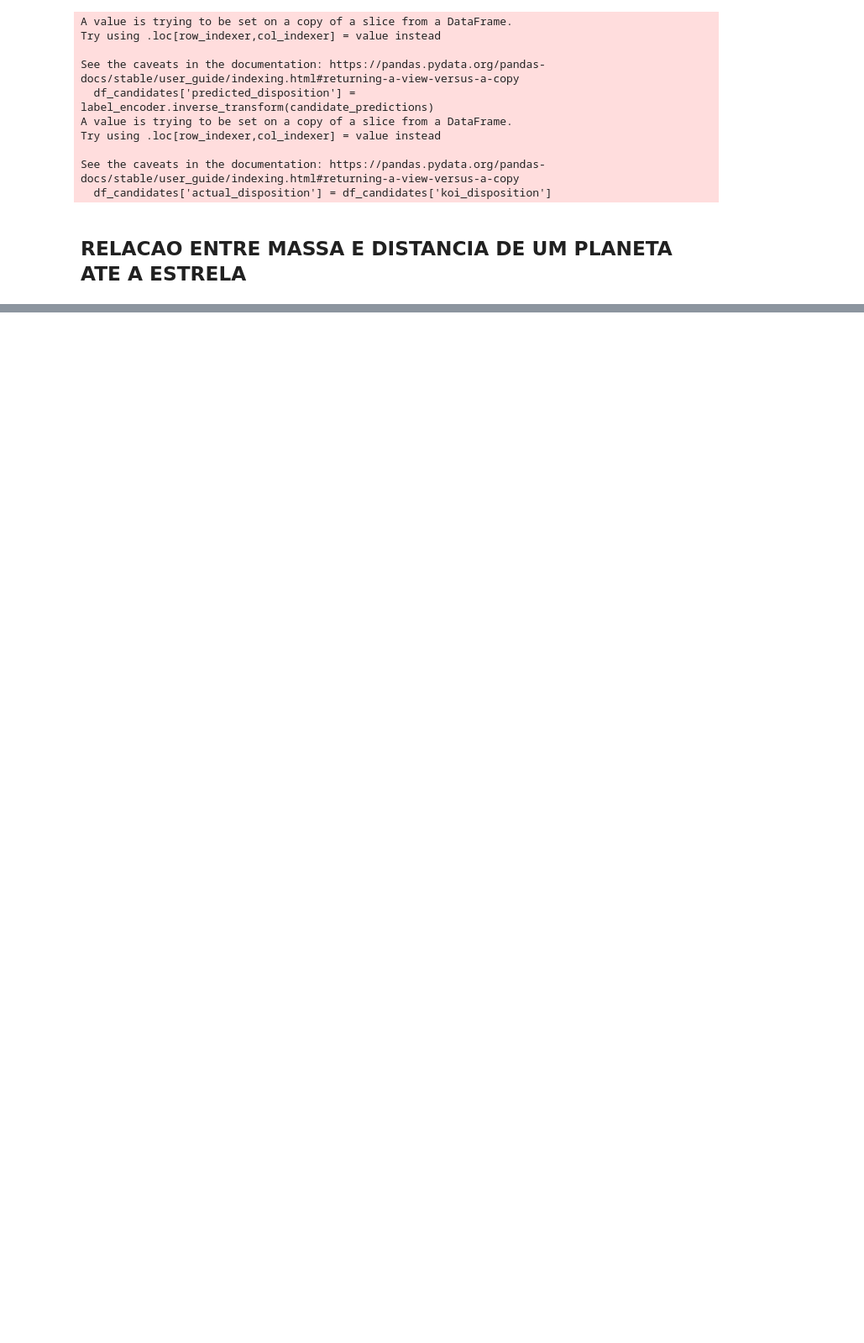
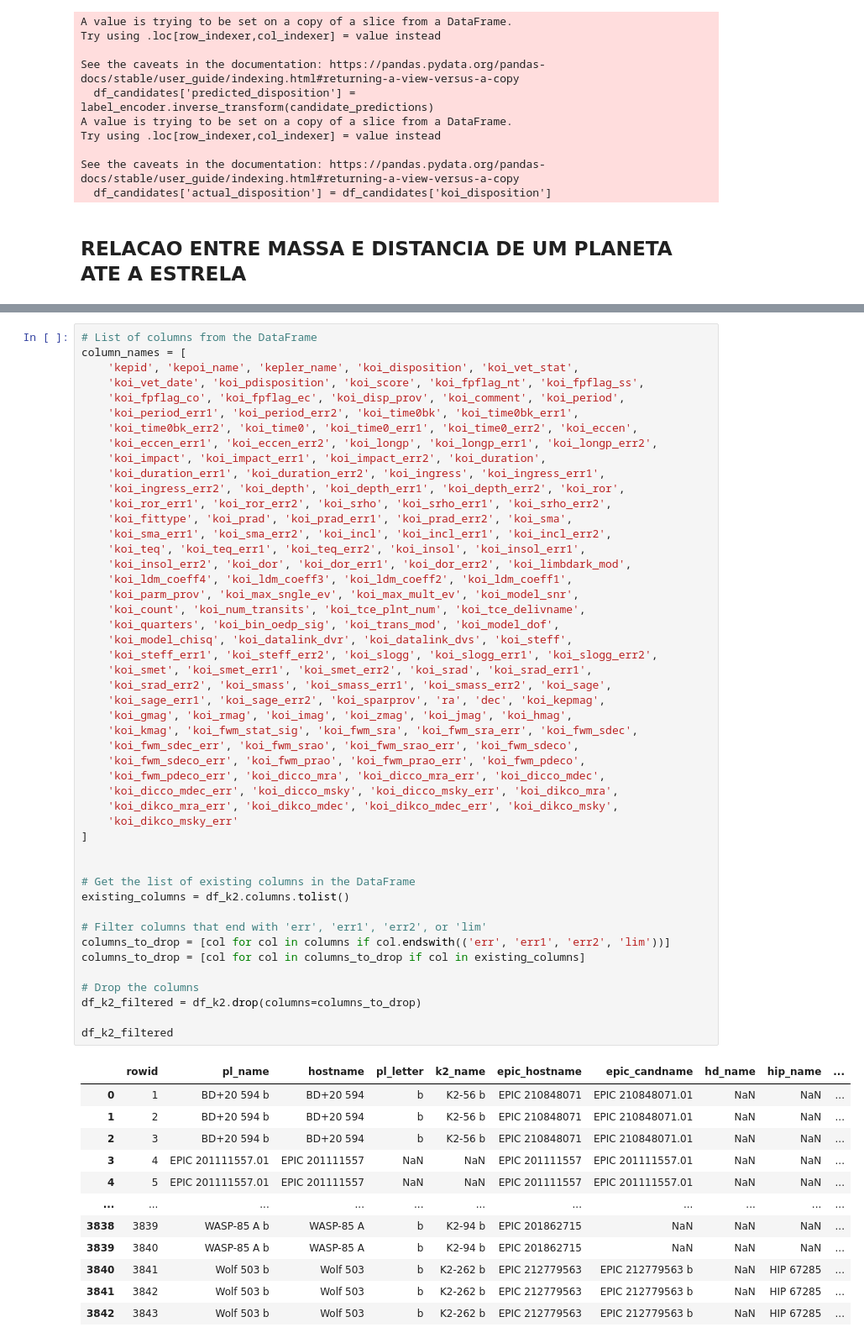
Before and after one commit to albertoseleto/exoplanets-classifier, a Jupyter notebook: thesis.ipynb, the cells around one changed output, grey strips where cells are left out. Shown at 84% size. Saved outputs shown, nothing was run; the diff lists cells and outputs as text; blank space fills up the shorter version.

```diff
--- a/thesis.ipynb
+++ b/thesis.ipynb
@@ -1106,0 +1174,61 @@ See the caveats in the documentation: https://pandas.pydata.org/pandas-docs/stab
+# %%
+# List of columns from the DataFrame
+column_names = [
+    'kepid', 'kepoi_name', 'kepler_name', 'koi_disposition', 'koi_vet_stat',
+    'koi_vet_date', 'koi_pdisposition', 'koi_score', 'koi_fpflag_nt', 'koi_fpflag_ss',
+    'koi_fpflag_co', 'koi_fpflag_ec', 'koi_disp_prov', 'koi_comment', 'koi_period',
+    'koi_period_err1', 'koi_period_err2', 'koi_time0bk', 'koi_time0bk_err1',
+    'koi_time0bk_err2', 'koi_time0', 'koi_time0_err1', 'koi_time0_err2', 'koi_eccen',
+    'koi_eccen_err1', 'koi_eccen_err2', 'koi_longp', 'koi_longp_err1', 'koi_longp_err2',
+    'koi_impact', 'koi_impact_err1', 'koi_impact_err2', 'koi_duration',
+    'koi_duration_err1', 'koi_duration_err2', 'koi_ingress', 'koi_ingress_err1',
+    'koi_ingress_err2', 'koi_depth', 'koi_depth_err1', 'koi_depth_err2', 'koi_ror',
+    'koi_ror_err1', 'koi_ror_err2', 'koi_srho', 'koi_srho_err1', 'koi_srho_err2',
+    'koi_fittype', 'koi_prad', 'koi_prad_err1', 'koi_prad_err2', 'koi_sma',
+    'koi_sma_err1', 'koi_sma_err2', 'koi_incl', 'koi_incl_err1', 'koi_incl_err2',
+    'koi_teq', 'koi_teq_err1', 'koi_teq_err2', 'koi_insol', 'koi_insol_err1',
+    'koi_insol_err2', 'koi_dor', 'koi_dor_err1', 'koi_dor_err2', 'koi_limbdark_mod',
+    'koi_ldm_coeff4', 'koi_ldm_coeff3', 'koi_ldm_coeff2', 'koi_ldm_coeff1',
+    'koi_parm_prov', 'koi_max_sngle_ev', 'koi_max_mult_ev', 'koi_model_snr',
+    'koi_count', 'koi_num_transits', 'koi_tce_plnt_num', 'koi_tce_delivname',
+    'koi_quarters', 'koi_bin_oedp_sig', 'koi_trans_mod', 'koi_model_dof',
+    'koi_model_chisq', 'koi_datalink_dvr', 'koi_datalink_dvs', 'koi_steff',
+    'koi_steff_err1', 'koi_steff_err2', 'koi_slogg', 'koi_slogg_err1', 'koi_slogg_err2',
+    'koi_smet', 'koi_smet_err1', 'koi_smet_err2', 'koi_srad', 'koi_srad_err1',
+    'koi_srad_err2', 'koi_smass', 'koi_smass_err1', 'koi_smass_err2', 'koi_sage',
+    'koi_sage_err1', 'koi_sage_err2', 'koi_sparprov', 'ra', 'dec', 'koi_kepmag',
+    'koi_gmag', 'koi_rmag', 'koi_imag', 'koi_zmag', 'koi_jmag', 'koi_hmag',
+    'koi_kmag', 'koi_fwm_stat_sig', 'koi_fwm_sra', 'koi_fwm_sra_err', 'koi_fwm_sdec',
+    'koi_fwm_sdec_err', 'koi_fwm_srao', 'koi_fwm_srao_err', 'koi_fwm_sdeco',
+    'koi_fwm_sdeco_err', 'koi_fwm_prao', 'koi_fwm_prao_err', 'koi_fwm_pdeco',
+    'koi_fwm_pdeco_err', 'koi_dicco_mra', 'koi_dicco_mra_err', 'koi_dicco_mdec',
+    'koi_dicco_mdec_err', 'koi_dicco_msky', 'koi_dicco_msky_err', 'koi_dikco_mra',
+    'koi_dikco_mra_err', 'koi_dikco_mdec', 'koi_dikco_mdec_err', 'koi_dikco_msky',
+    'koi_dikco_msky_err'
+]
+
+
+# Get the list of existing columns in the DataFrame
+existing_columns = df_k2.columns.tolist()
+
+# Filter columns that end with 'err', 'err1', 'err2', or 'lim'
+columns_to_drop = [col for col in columns if col.endswith(('err', 'err1', 'err2', 'lim'))]
+columns_to_drop = [col for col in columns_to_drop if col in existing_columns]
+
+# Drop the columns
+df_k2_filtered = df_k2.drop(columns=columns_to_drop)
+
+df_k2_filtered
+# %% [output]
+|  | rowid | pl_name | hostname | pl_letter | k2_name | epic_hostname | epic_candname | hd_name | hip_name | ... |
+| 0 | 1 | BD+20 594 b | BD+20 594 | b | K2-56 b | EPIC 210848071 | EPIC 210848071.01 | NaN | NaN | ... |
+| 1 | 2 | BD+20 594 b | BD+20 594 | b | K2-56 b | EPIC 210848071 | EPIC 210848071.01 | NaN | NaN | ... |
+| 2 | 3 | BD+20 594 b | BD+20 594 | b | K2-56 b | EPIC 210848071 | EPIC 210848071.01 | NaN | NaN | ... |
+| 3 | 4 | EPIC 201111557.01 | EPIC 201111557 | NaN | NaN | EPIC 201111557 | EPIC 201111557.01 | NaN | NaN | ... |
+| 4 | 5 | EPIC 201111557.01 | EPIC 201111557 | NaN | NaN | EPIC 201111557 | EPIC 201111557.01 | NaN | NaN | ... |
+| ... | ... | ... | ... | ... | ... | ... | ... | ... | ... | ... |
+| 3838 | 3839 | WASP-85 A b | WASP-85 A | b | K2-94 b | EPIC 201862715 | NaN | NaN | NaN | ... |
+| 3839 | 3840 | WASP-85 A b | WASP-85 A | b | K2-94 b | EPIC 201862715 | NaN | NaN | NaN | ... |
+| 3840 | 3841 | Wolf 503 b | Wolf 503 | b | K2-262 b | EPIC 212779563 | EPIC 212779563 b | NaN | HIP 67285 | ... |
+| 3841 | 3842 | Wolf 503 b | Wolf 503 | b | K2-262 b | EPIC 212779563 | EPIC 212779563 b | NaN | HIP 67285 | ... |
+| 3842 | 3843 | Wolf 503 b | Wolf 503 | b | K2-262 b | EPIC 212779563 | EPIC 212779563 b | NaN | HIP 67285 | ... |
```
Also changed, not shown: parts of 10 cells of this notebook.
